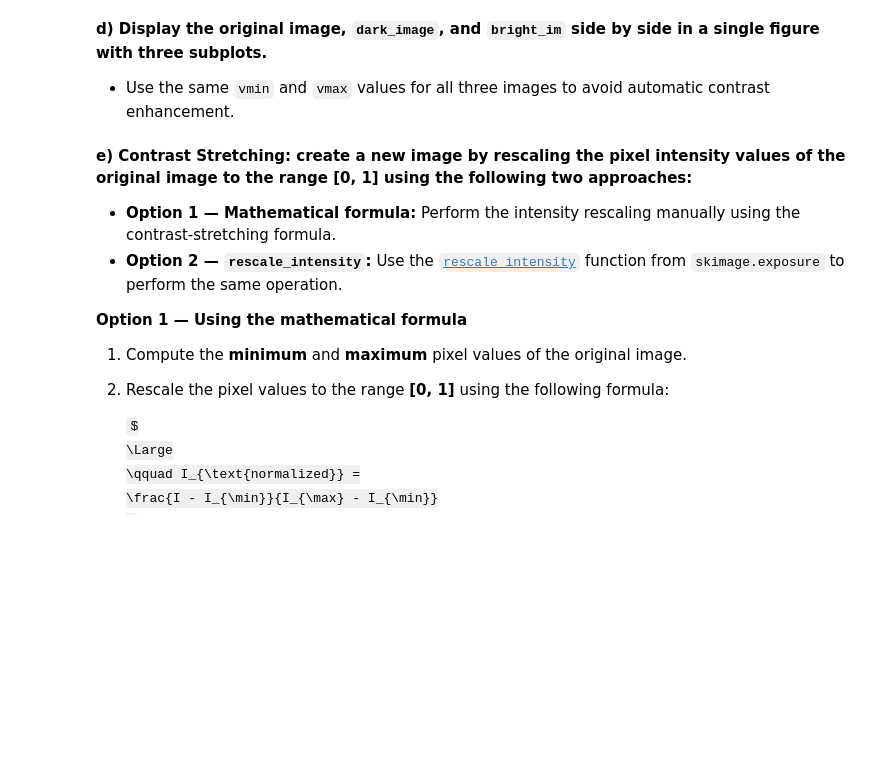
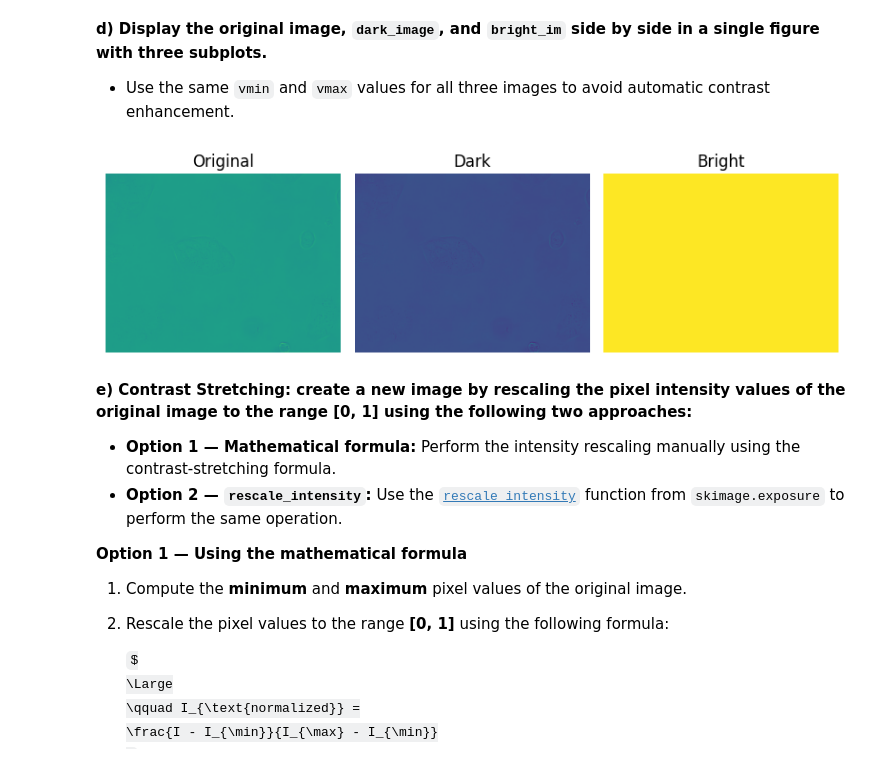
Before and after one commit to TonMartin777/Artificial-Vision, a Jupyter notebook: p1_material/2026_ComputerVision_P1_Ton.ipynb, the cells around one changed output. Cells and saved outputs as stored; diff of their text form; code cells hidden in the pictures; some formulas as TeX source; blank space fills up the shorter version.

```diff
--- a/p1_material/2026_ComputerVision_P1_Ton.ipynb
+++ b/p1_material/2026_ComputerVision_P1_Ton.ipynb
@@ -477,3 +516,29 @@ Follow these steps:
+# %%
+# Create Figure with 3 Subplots
+fig = plt.figure(figsize=(8, 4)) # Create a figure with 1 row and 3 columns
+
+# First subplot
+fig.add_subplot(1, 3, 1)
+plt.imshow(lowc, vmin=0, vmax=1)
+plt.title('Original')
+plt.axis('off')
+
+# Second subplot
+fig.add_subplot(1, 3, 2)
+plt.imshow(dark_image, vmin=0, vmax=1)
+plt.title('Dark')
+plt.axis('off')
+
+# Second subplot
+fig.add_subplot(1, 3, 3)
+plt.imshow(bright_im, vmin=0, vmax=1)
+plt.title('Bright')
+plt.axis('off')
+
+plt.tight_layout() # Adjust spacing between the subplots.
+plt.show() # Display the figure.
+# %% [output]
+[figure, added]
 # %% [markdown]
 **e) Contrast Stretching: create a new image by rescaling the pixel intensity values of the original image to the range [0, 1] using the following two approaches:**
 
```
Also changed, not shown: parts of 11 cells of this notebook.
